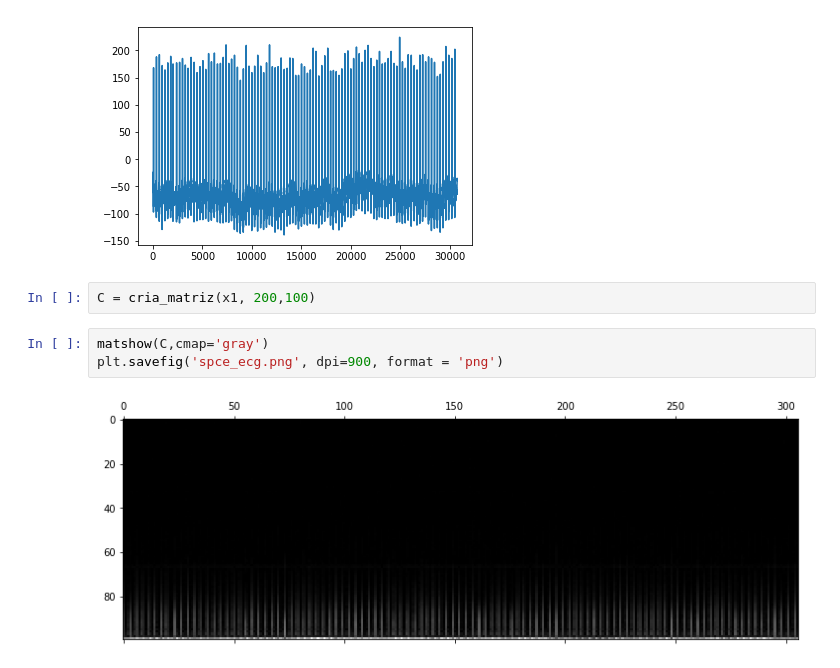
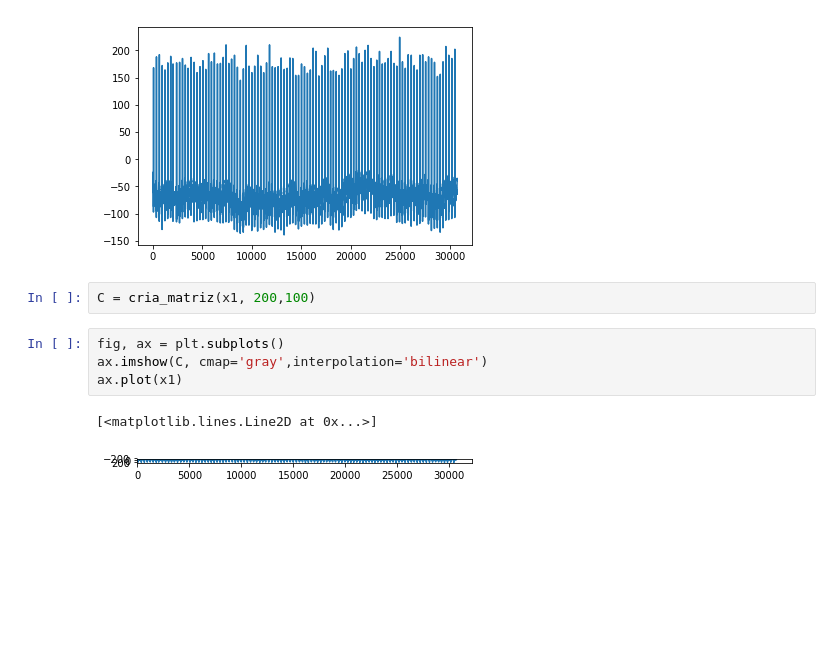
Before and after one commit to Gabrielzaraki/PSB_2018, a Jupyter notebook: Spectrogram.ipynb, the cells around one changed output. Cells and saved outputs as stored; diff of their text form; blank space fills up the shorter version.

```diff
--- a/Spectrogram.ipynb
+++ b/Spectrogram.ipynb
@@ -70,8 +74,10 @@ plt.plot(x1)
 [figure]
 # %%
 C = cria_matriz(x1, 200,100)
-# %%
-matshow(C,cmap='gray')
-plt.savefig('spce_ecg.png', dpi=900, format = 'png')
-# %% [output]
-[figure, removed]
+# %%
+fig, ax = plt.subplots()
+ax.imshow(C, cmap='gray',interpolation='bilinear')
+ax.plot(x1)
+# %% [output]
+[<matplotlib.lines.Line2D at 0x...>]
+[figure, added]
```
Also changed, not shown: parts of 4 cells of this notebook, 6 other files.
